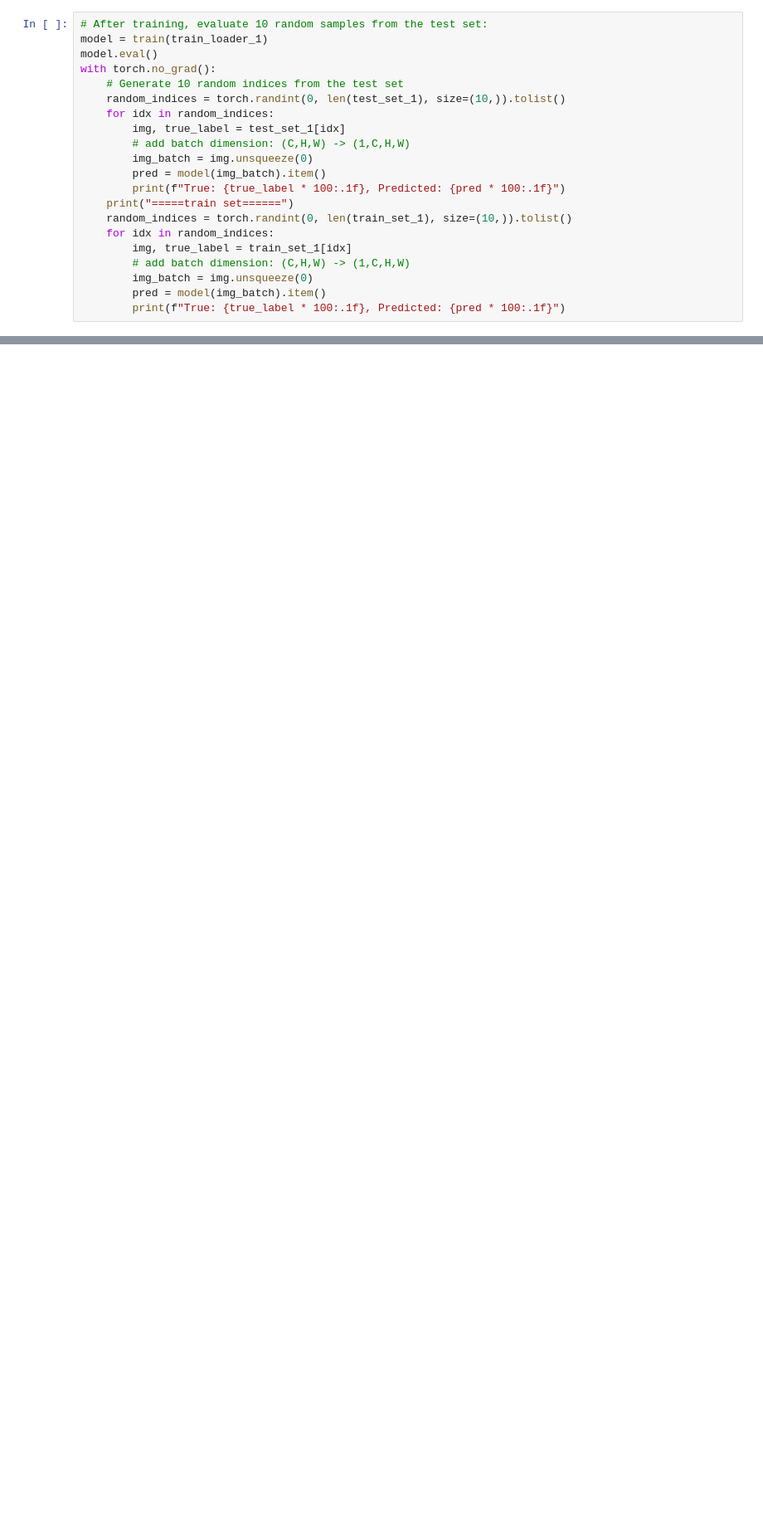
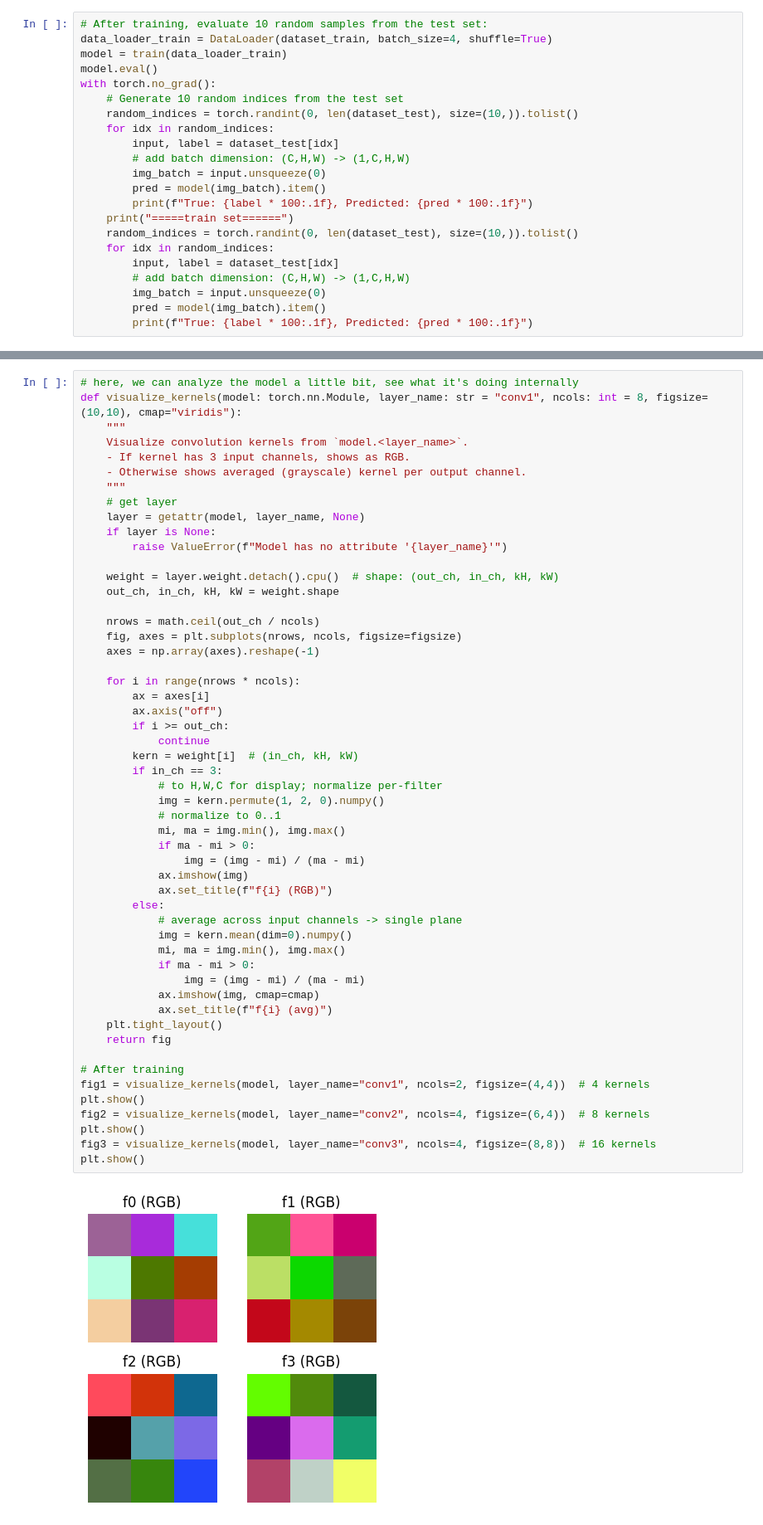
Before and after one commit to DJsushi/mglyph-ml, a Jupyter notebook: notebooks/training-1.ipynb, the cells around one changed output, grey strips where cells are left out. Shown at 83% size. Cells and saved outputs as stored; diff of their text form; blank space fills up the shorter version.

```diff
--- a/notebooks/training-1.ipynb
+++ b/notebooks/training-1.ipynb
@@ -159,23 +165,24 @@ def train(train_data_loader: DataLoader[ImageDataset]) -> GlyphRegressor:
     return model
 # %%
 # After training, evaluate 10 random samples from the test set:
-model = train(train_loader_1)
+data_loader_train = DataLoader(dataset_train, batch_size=4, shuffle=True)
+model = train(data_loader_train)
 model.eval()
 with torch.no_grad():
     # Generate 10 random indices from the test set
-    random_indices = torch.randint(0, len(test_set_1), size=(10,)).tolist()
+    random_indices = torch.randint(0, len(dataset_test), size=(10,)).tolist()
     for idx in random_indices:
-        img, true_label = test_set_1[idx]
+        input, label = dataset_test[idx]
         # add batch dimension: (C,H,W) -> (1,C,H,W)
-        img_batch = img.unsqueeze(0)
+        img_batch = input.unsqueeze(0)
         pred = model(img_batch).item()
-        print(f"True: {true_label * 100:.1f}, Predicted: {pred * 100:.1f}")
+        print(f"True: {label * 100:.1f}, Predicted: {pred * 100:.1f}")
     print("=====train set======")
-    random_indices = torch.randint(0, len(train_set_1), size=(10,)).tolist()
+    random_indices = torch.randint(0, len(dataset_test), size=(10,)).tolist()
     for idx in random_indices:
-        img, true_label = train_set_1[idx]
+        input, label = dataset_test[idx]
         # add batch dimension: (C,H,W) -> (1,C,H,W)
-        img_batch = img.unsqueeze(0)
+        img_batch = input.unsqueeze(0)
         pred = model(img_batch).item()
-        print(f"True: {true_label * 100:.1f}, Predicted: {pred * 100:.1f}")
+        print(f"True: {label * 100:.1f}, Predicted: {pred * 100:.1f}")
 # %% [output]
@@ -185,0 +207,55 @@ Original Traceback (most recent call last):
+# %%
+# here, we can analyze the model a little bit, see what it's doing internally
+def visualize_kernels(model: torch.nn.Module, layer_name: str = "conv1", ncols: int = 8, figsize=(10,10), cmap="viridis"):
+    """
+    Visualize convolution kernels from `model.<layer_name>`.
+    - If kernel has 3 input channels, shows as RGB.
+    - Otherwise shows averaged (grayscale) kernel per output channel.
+    """
+    # get layer
+    layer = getattr(model, layer_name, None)
+    if layer is None:
+        raise ValueError(f"Model has no attribute '{layer_name}'")
+
+    weight = layer.weight.detach().cpu()  # shape: (out_ch, in_ch, kH, kW)
+    out_ch, in_ch, kH, kW = weight.shape
+
+    nrows = math.ceil(out_ch / ncols)
+    fig, axes = plt.subplots(nrows, ncols, figsize=figsize)
+    axes = np.array(axes).reshape(-1)
+
+    for i in range(nrows * ncols):
+        ax = axes[i]
+        ax.axis("off")
+        if i >= out_ch:
+            continue
+        kern = weight[i]  # (in_ch, kH, kW)
+        if in_ch == 3:
+            # to H,W,C for display; normalize per-filter
+            img = kern.permute(1, 2, 0).numpy()
+            # normalize to 0..1
+            mi, ma = img.min(), img.max()
+            if ma - mi > 0:
+                img = (img - mi) / (ma - mi)
+            ax.imshow(img)
+            ax.set_title(f"f{i} (RGB)")
+        else:
+            # average across input channels -> single plane
+            img = kern.mean(dim=0).numpy()
+            mi, ma = img.min(), img.max()
+            if ma - mi > 0:
+                img = (img - mi) / (ma - mi)
+            ax.imshow(img, cmap=cmap)
+            ax.set_title(f"f{i} (avg)")
+    plt.tight_layout()
+    return fig
+
+# After training
+fig1 = visualize_kernels(model, layer_name="conv1", ncols=2, figsize=(4,4))  # 4 kernels
+plt.show()
+fig2 = visualize_kernels(model, layer_name="conv2", ncols=4, figsize=(6,4))  # 8 kernels
+plt.show()
+fig3 = visualize_kernels(model, layer_name="conv3", ncols=4, figsize=(8,8))  # 16 kernels
+plt.show()
+# %% [output]
+[figure, added]
```
Also changed, not shown: parts of 10 cells of this notebook, 2 other files.
